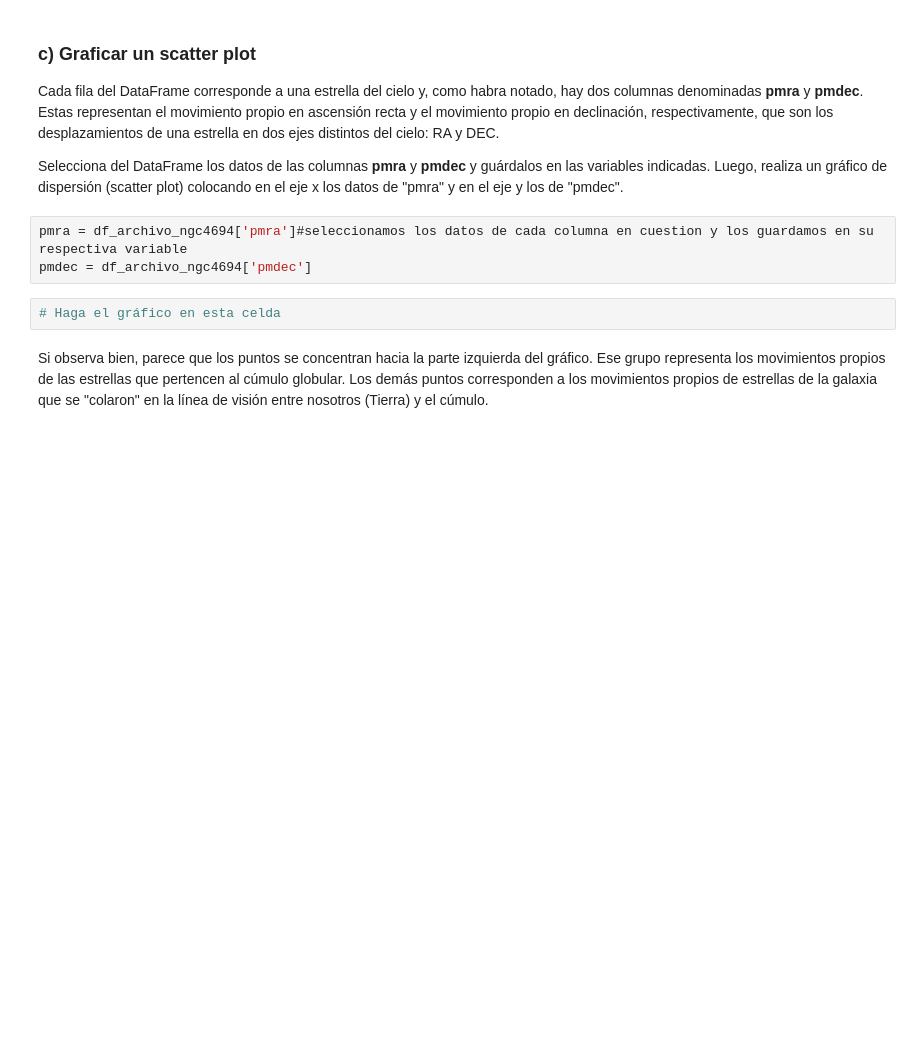
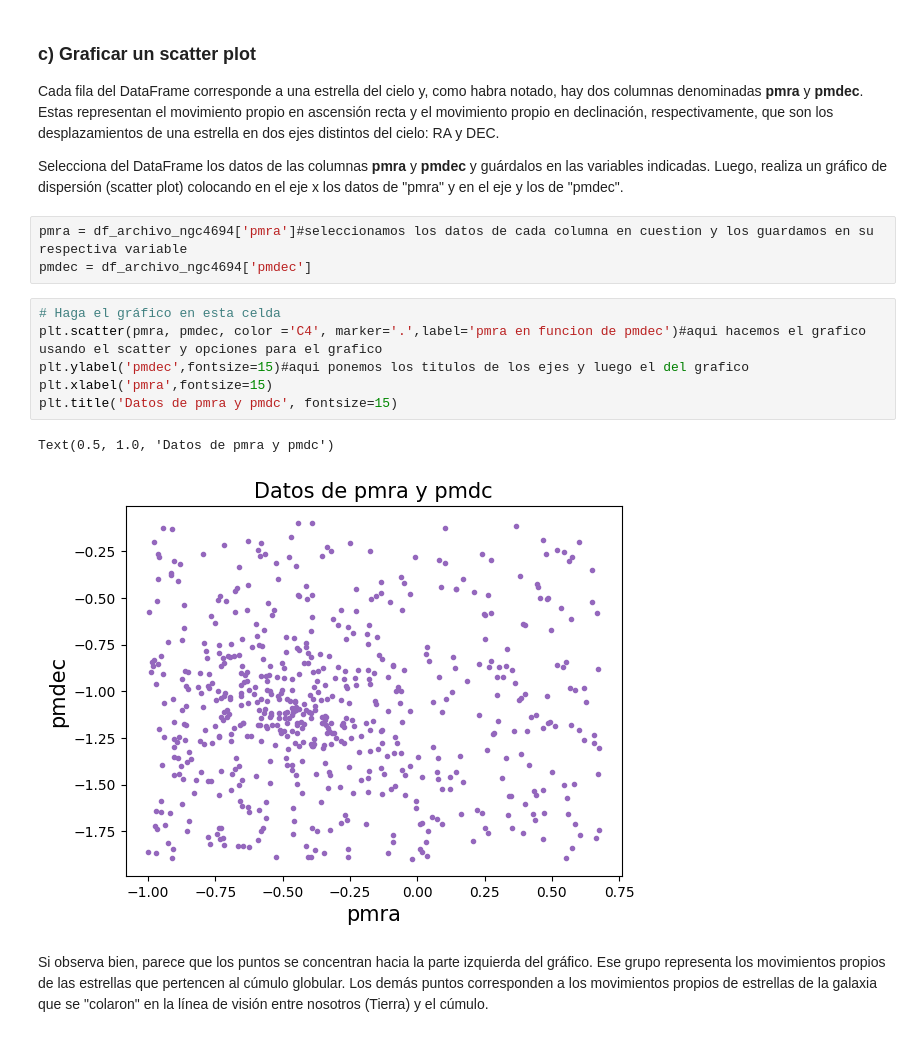
Before and after one commit to benjaaamin-waaa/Tarea-2, a Jupyter notebook: Tarea2.ipynb, the cells around one changed output. Cells and saved outputs as stored; diff of their text form; blank space fills up the shorter version.

```diff
--- a/Tarea2.ipynb
+++ b/Tarea2.ipynb
@@ -167,8 +171,15 @@ Selecciona del DataFrame los datos de las columnas **pmra** y **pmdec** y guárd
 # %%
 pmra = df_archivo_ngc4694['pmra']#seleccionamos los datos de cada columna en cuestion y los guardamos en su respectiva variable
 pmdec = df_archivo_ngc4694['pmdec']
-# %%
-# Haga el gráfico en esta celda
+# %%
+# Haga el gráfico en esta celda
+plt.scatter(pmra, pmdec, color ='C4', marker='.',label='pmra en funcion de pmdec')#aqui hacemos el grafico usando el scatter y opciones para el grafico
+plt.ylabel('pmdec',fontsize=15)#aqui ponemos los titulos de los ejes y luego el del grafico
+plt.xlabel('pmra',fontsize=15)
+plt.title('Datos de pmra y pmdc', fontsize=15)
+# %% [output]
+Text(0.5, 1.0, 'Datos de pmra y pmdc')
+[figure, added]
 # %% [markdown]
 Si observa bien, parece que los puntos se concentran hacia la parte izquierda del gráfico. Ese grupo representa los movimientos propios de las estrellas que pertencen al cúmulo globular. Los demás puntos corresponden a los movimientos propios de estrellas de la galaxia que se "colaron" en la línea de visión entre nosotros (Tierra) y el cúmulo.
 # %% [markdown]
```
Also changed, not shown: parts of 19 cells of this notebook.
